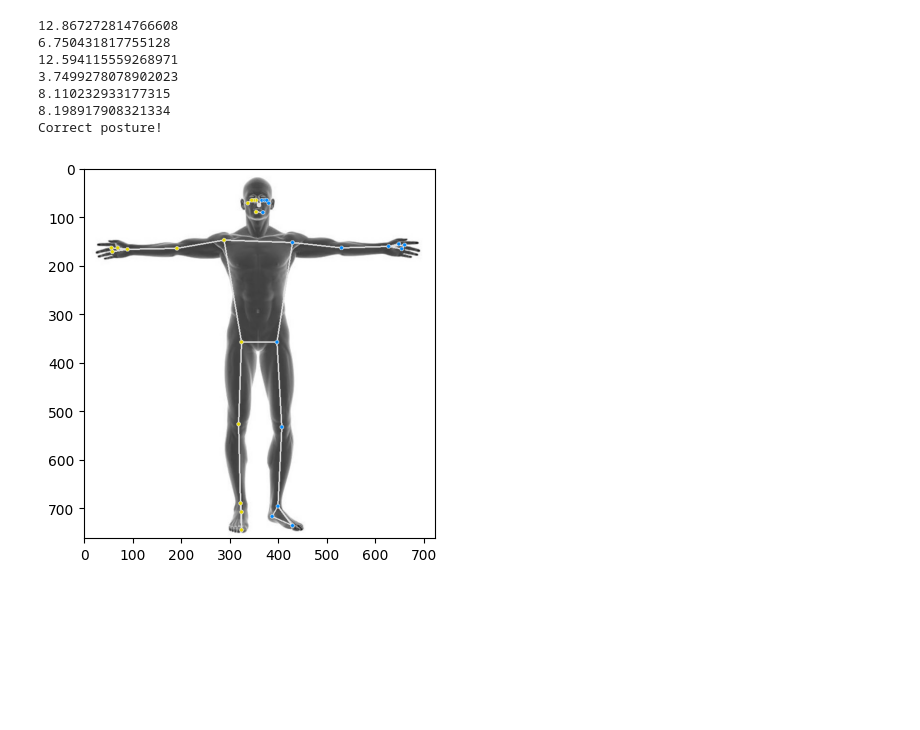
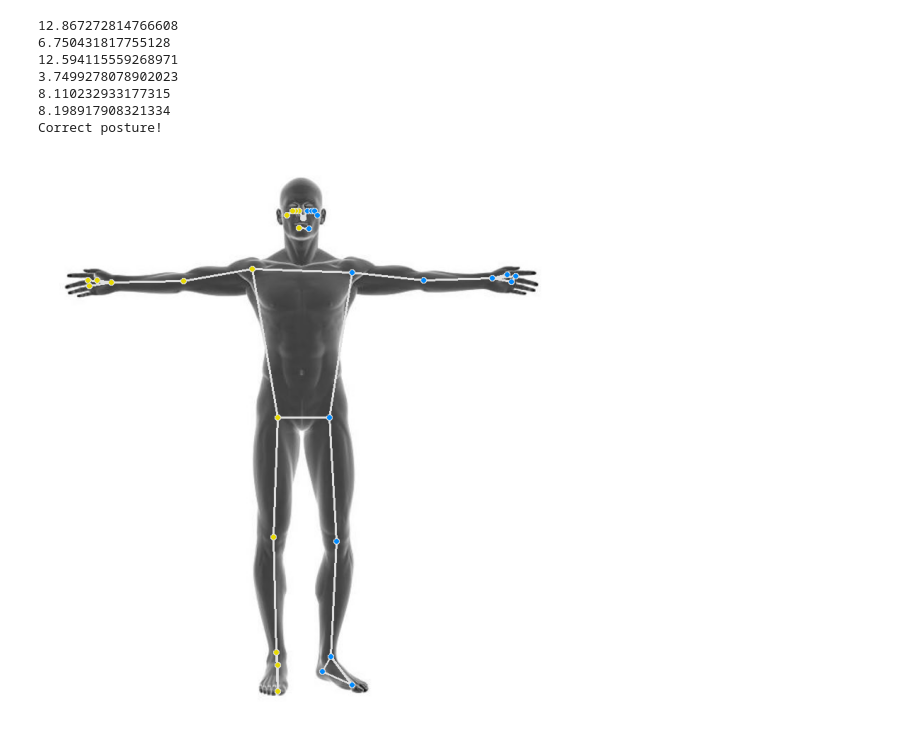
Before and after one commit to jpedroag/PMBA, a Jupyter notebook: joao/angles.ipynb, the cells around one changed output. Drawn from its saved outputs; the diff is of its cells as text; code cells hidden in the pictures; blank space fills up the shorter version.

```diff
--- a/joao/angles.ipynb
+++ b/joao/angles.ipynb
@@ -107,7 +107,7 @@ def angle_analysis(image, pose):
 
       annotated_image = draw_landmarks_on_image(image.numpy_view(), pose_landmarker_result)
 
-      plt.figure(figsize = (20,2))
+      plt.figure(figsize = (100,7))
       plt.axis('off')
       plt.imshow(annotated_image)
 
@@ -144,31 +144,31 @@ def angle_analysis(image, pose):
         angles[2] = calculate_angle_2D(m, 12, 24, 26)
         angles[3] = calculate_angle_2D(m, 24, 26, 28)
 
         for i in range(len(angles)):
           print(abs(180 - angles[i]))
           if(abs(180 - angles[i])>30):
             check = 0
             break
 
       return check
 
 # Load the input image from an image file.
 image = mp.Image.create_from_file('body.jpg')
 
 #..\images\correct_seq\cor_down_80_109.jpg
 
 check = angle_analysis(image, 1) # 0=down; 1=up
 
 if(check == 0):
     print("Wrong posture!")
 else:
     print("Correct posture!")
 # %% [output]
 12.867272814766608
 6.750431817755128
 12.594115559268971
 3.7499278078902023
 8.110232933177315
 8.198917908321334
 Correct posture!
-[figure, old version]
+[figure, new version]
```
